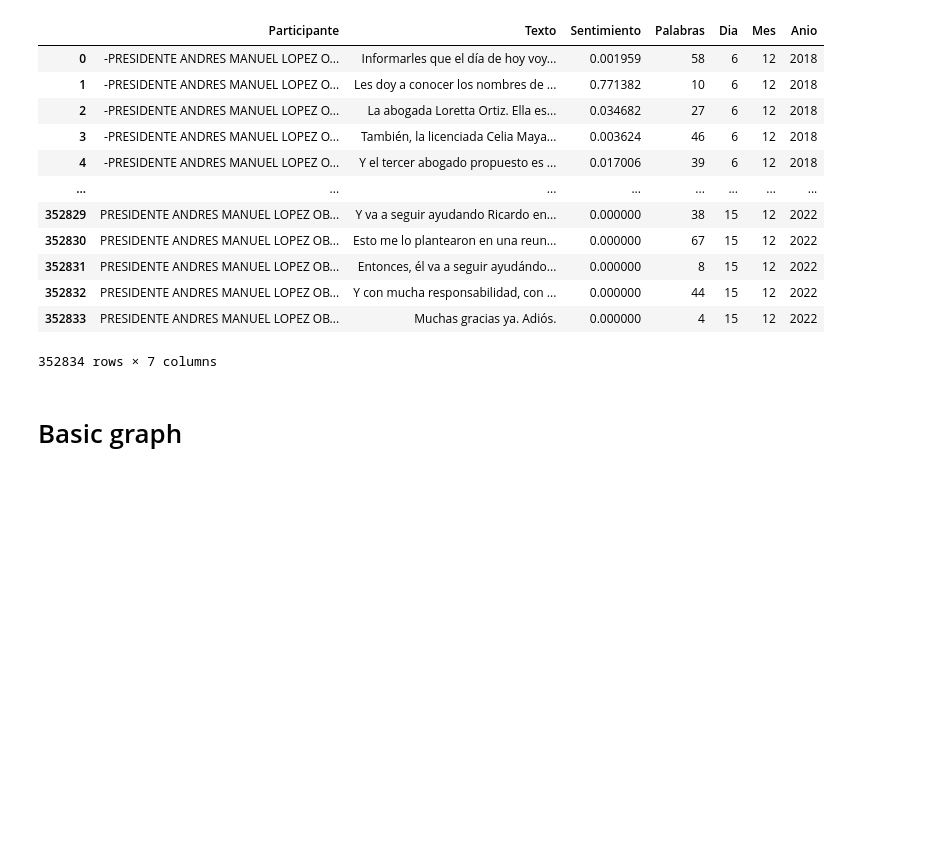
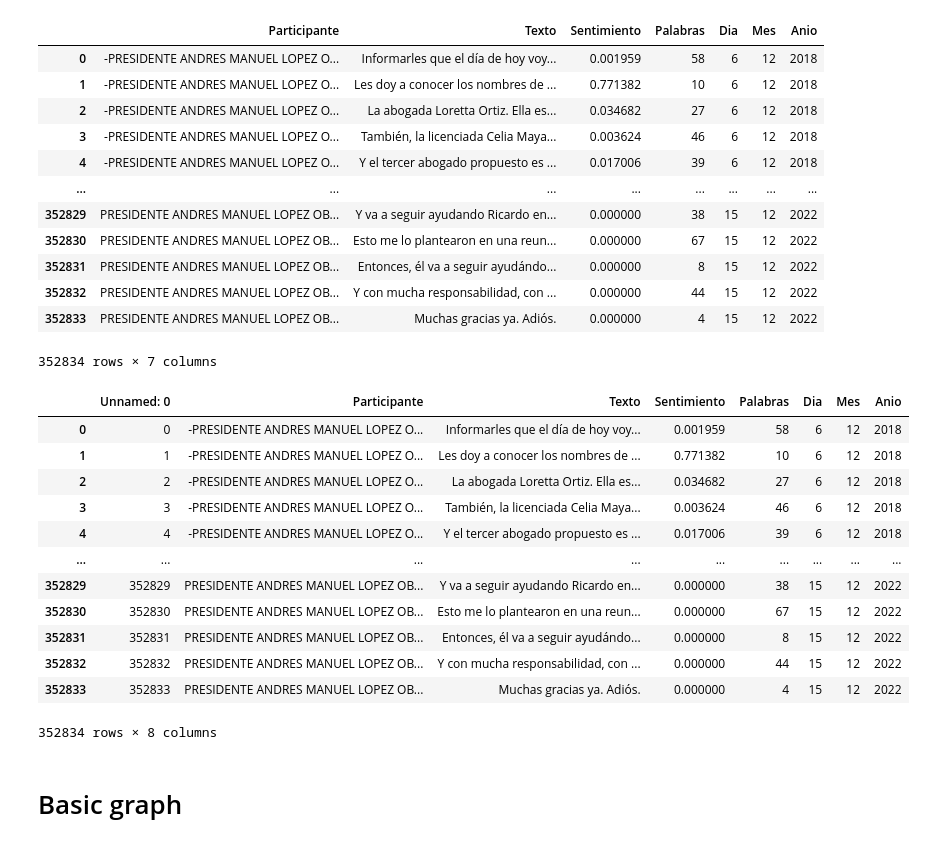
Before and after one commit to AlmaCuevas/AMLO_Morning_Conferences, a Jupyter notebook: 0. basic_extractions.ipynb, the cells around one changed output. Saved outputs shown, nothing was run; the diff lists cells and outputs as text; code cells hidden in the pictures; blank space fills up the shorter version.

```diff
--- a/0. basic_extractions.ipynb
+++ b/0. basic_extractions.ipynb
@@ -43,6 +43,23 @@ all_df
 352834 rows × 7 columns
 # %%
 all_df.to_csv('/Users/almacuevas/work_projects/conferencias_matutinas_amlo/all_df.csv')
+# %%
+all_df = pd.read_csv('/Users/almacuevas/work_projects/conferencias_matutinas_amlo/all_df.csv')
+all_df
+# %% [output]
+|  | Unnamed: 0 | Participante | Texto | Sentimiento | Palabras | Dia | Mes | Anio |
+| 0 | 0 | -PRESIDENTE ANDRES MANUEL LOPEZ O... | Informarles que el día de hoy voy... | 0.001959 | 58 | 6 | 12 | 2018 |
+| 1 | 1 | -PRESIDENTE ANDRES MANUEL LOPEZ O... | Les doy a conocer los nombres de ... | 0.771382 | 10 | 6 | 12 | 2018 |
+| 2 | 2 | -PRESIDENTE ANDRES MANUEL LOPEZ O... | La abogada Loretta Ortiz. Ella es... | 0.034682 | 27 | 6 | 12 | 2018 |
+| 3 | 3 | -PRESIDENTE ANDRES MANUEL LOPEZ O... | También, la licenciada Celia Maya... | 0.003624 | 46 | 6 | 12 | 2018 |
+| 4 | 4 | -PRESIDENTE ANDRES MANUEL LOPEZ O... | Y el tercer abogado propuesto es ... | 0.017006 | 39 | 6 | 12 | 2018 |
+| ... | ... | ... | ... | ... | ... | ... | ... | ... |
+| 352829 | 352829 | PRESIDENTE ANDRES MANUEL LOPEZ OB... | Y va a seguir ayudando Ricardo en... | 0.000000 | 38 | 15 | 12 | 2022 |
+| 352830 | 352830 | PRESIDENTE ANDRES MANUEL LOPEZ OB... | Esto me lo plantearon en una reun... | 0.000000 | 67 | 15 | 12 | 2022 |
+| 352831 | 352831 | PRESIDENTE ANDRES MANUEL LOPEZ OB... | Entonces, él va a seguir ayudándo... | 0.000000 | 8 | 15 | 12 | 2022 |
+| 352832 | 352832 | PRESIDENTE ANDRES MANUEL LOPEZ OB... | Y con mucha responsabilidad, con ... | 0.000000 | 44 | 15 | 12 | 2022 |
+| 352833 | 352833 | PRESIDENTE ANDRES MANUEL LOPEZ OB... | Muchas gracias ya. Adiós. | 0.000000 | 4 | 15 | 12 | 2022 |
+352834 rows × 8 columns
 # %%
 #Example of how to access the year data
 #df_2018 = all_df.loc[all_df["Anio"]==2018]
```
Also changed, not shown: parts of 8 cells of this notebook, 7 other files.
